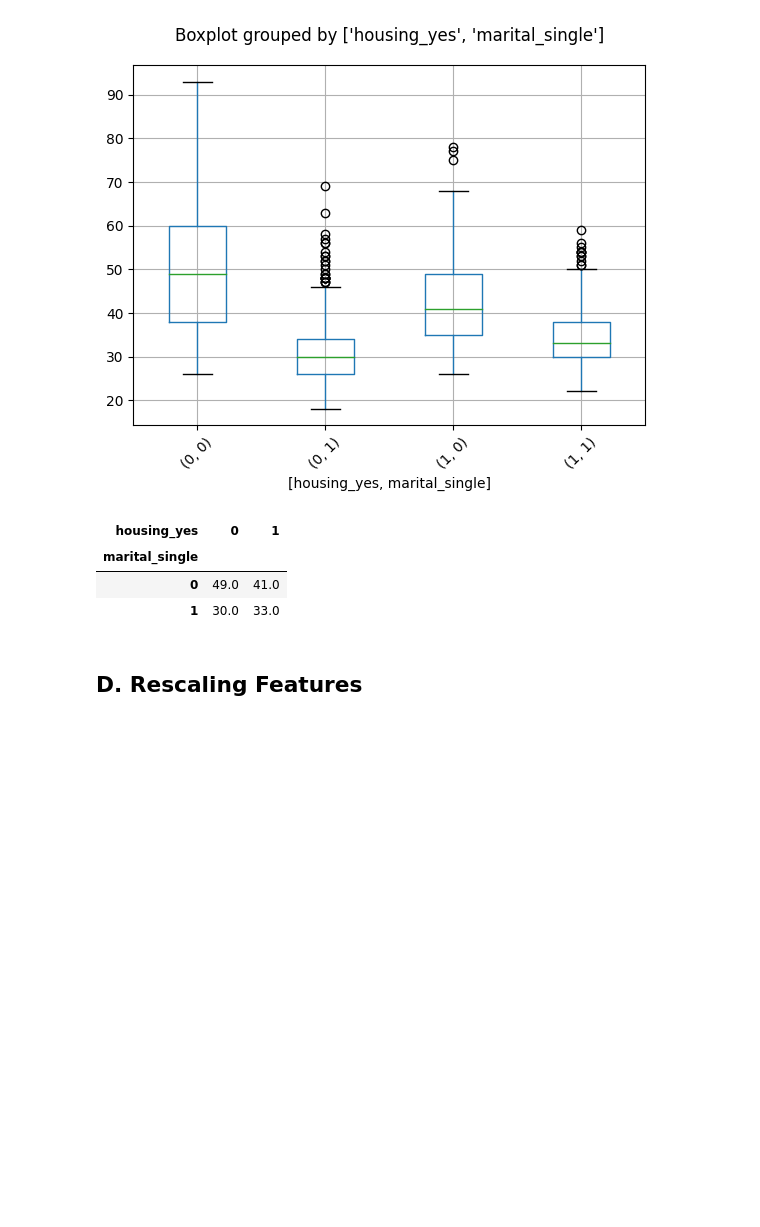
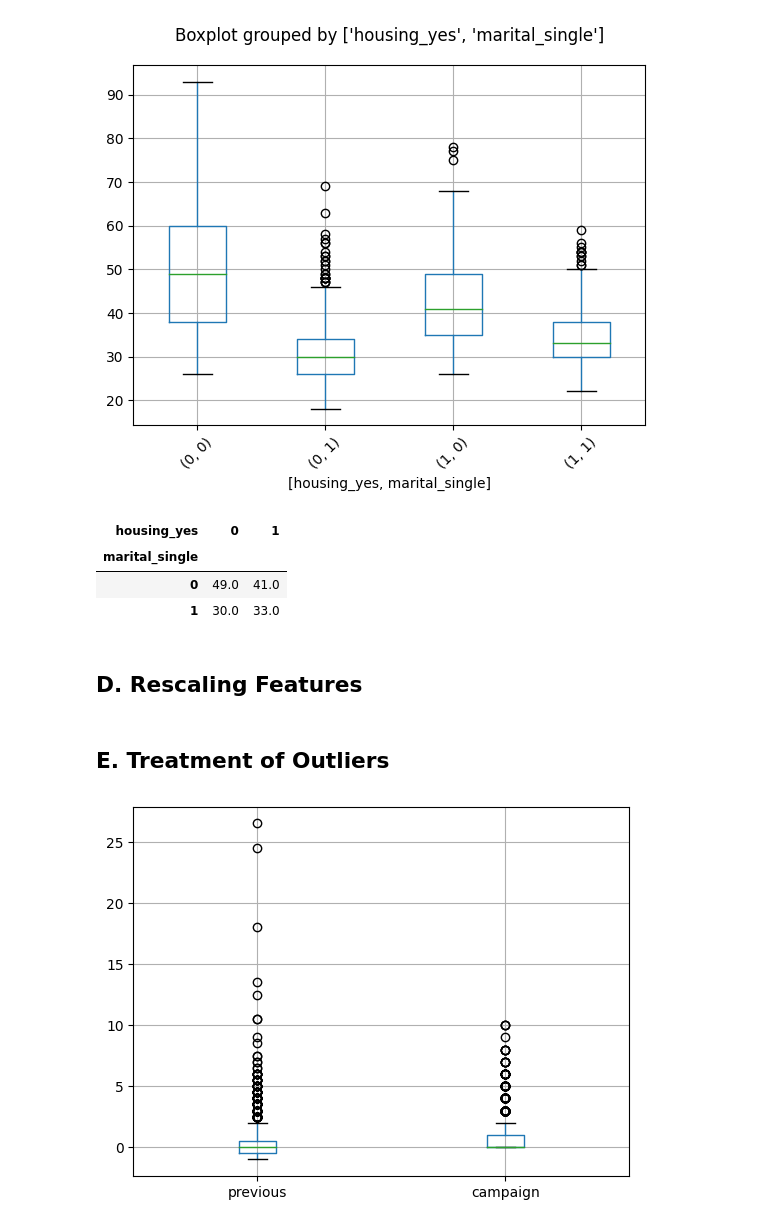
Before and after one commit to ishalazo/CS4168-DataMining-Labs, a Jupyter notebook: Lab2/lab2.ipynb, the cells around one changed output. Drawn from its saved outputs; the diff is of its cells as text; code cells hidden in the pictures; blank space fills up the shorter version.

```diff
--- a/Lab2/lab2.ipynb
+++ b/Lab2/lab2.ipynb
@@ -196,5 +196,15 @@ df['age'].fillna(df[df['age'].isnull()].apply(get_element, axis=1), inplace=True
 df['education'].fillna(df['education'].median(), inplace=True)
 # %% [markdown]
 ## D. Rescaling Features
+# %%
+robust_scaler = RobustScaler()
+df[['previous', 'campaign']] = robust_scaler.fit_transform(df[['previous', 'campaign']])
 # %%
 df['education'] = df['education']/3
+# %% [markdown]
+## E. Treatment of Outliers
+# %%
+df.boxplot(column=['previous','campaign'])
+plt.show()
+# %% [output]
+[figure, added]
```
Also changed, not shown: parts of 10 cells of this notebook.
